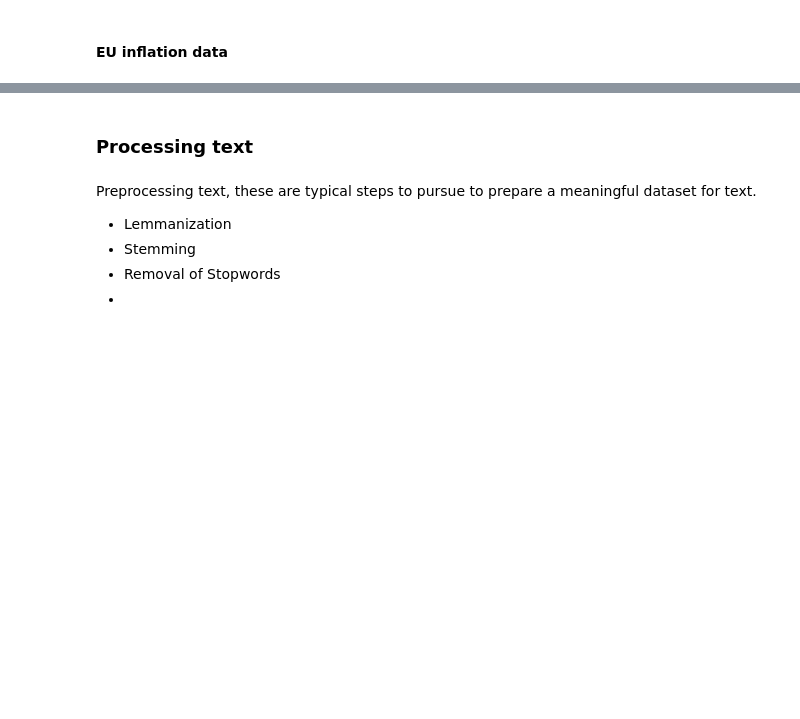
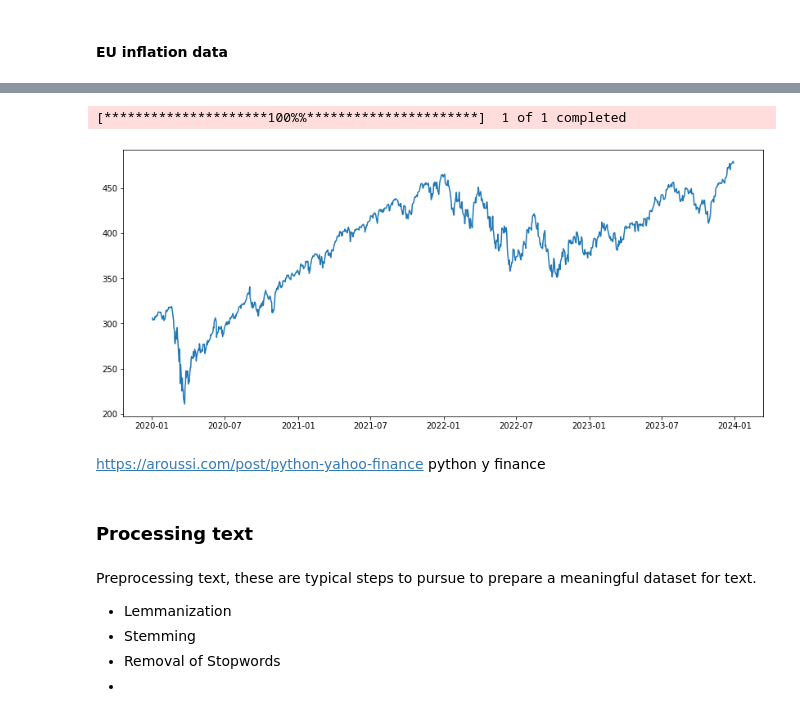
Before and after one commit to timtheuz/ICBIRDIRM, a Jupyter notebook: main.ipynb, the cells around one changed output, grey strips where cells are left out. Drawn from its saved outputs; the diff is of its cells as text; code cells hidden in the pictures; blank space fills up the shorter version.

```diff
--- a/main.ipynb
+++ b/main.ipynb
@@ -251,3 +277,28 @@ plt.show()
+# %%
+from datetime import date, timedelta
+
+Start = date(2020, 1, 1)
+Start.strftime('%Y-%m-%d')
+
+End = date(2023, 12, 31)
+End.strftime('%Y-%m-%d')
+
+def closing_price(ticker):
+    Asset = pd.DataFrame(yf.download(ticker, start=Start,
+                                     end=End)['Adj Close'])
+    return Asset
+
+SP500 = closing_price('IVV')
+
+plt.figure(figsize=(14, 6))
+plt.plot(SP500)
+plt.show()
+# %% [output]
+[*********************100%%**********************]  1 of 1 completed
+[figure, added]
+# %% [markdown]
+https://aroussi.com/post/python-yahoo-finance
+python y finance
 # %% [markdown]
 ### Processing text
 # %% [markdown]
```
Also changed, not shown: parts of 34 cells of this notebook.
